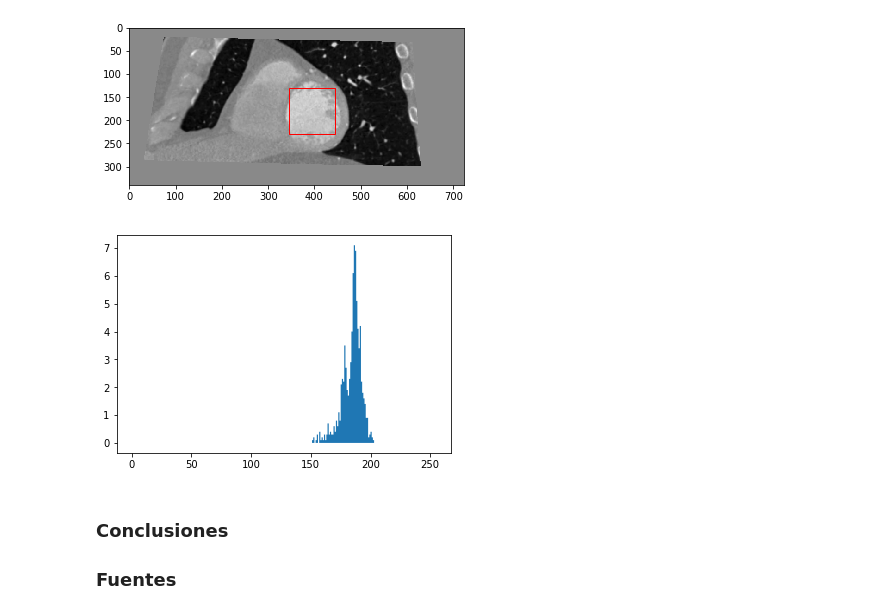
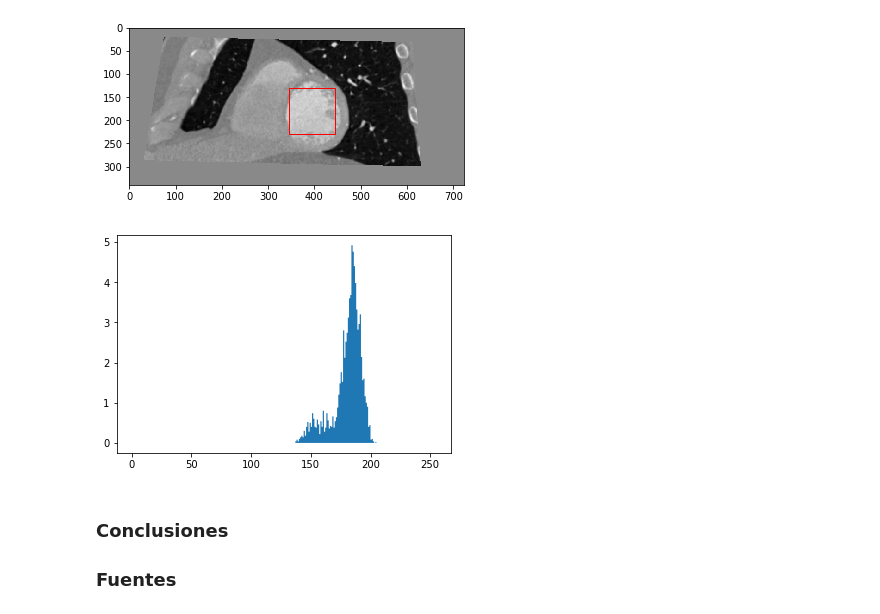
Before and after one commit to antoniovs1029/RecPat-Pracs, a Jupyter notebook: practica3/Practica 3.ipynb, the cells around one changed output. Saved outputs shown, nothing was run; the diff lists cells and outputs as text; code cells hidden in the pictures.

Commit message:
Pequeños cambios a la obtencion de patches e histogramas

```diff
--- a/practica3/Practica 3.ipynb
+++ b/practica3/Practica 3.ipynb
@@ -86,14 +86,11 @@ for imagen in imgs_prueba1["imgs"]:
 [figure]
 # %%
 #OBTENCIÓN DE PARCHES Y SUS HISTOGRAMAS
-
-#Esta función recibe una imagen y un diccionario con los bordes de los rectángulos que enmarcan el ventrículo.
-#Calcula 10 parches de la imagen y regresa el promedio de sus histogramas en el formato de numpy.
-def obtener_histograma_promedio(img, area_interes):
+def obtener_histogramas(img, area_interes, N = 10):
     histogramas = []
     histograma_promedio = []
 
-    for i in range (0, 10):
+    for i in range (0, N):
         #Se obtienen las filas y columnas correspondientes al rectángulo
         fila_min = randint(area_interes["y_min"], area_interes["y_max"]-9)
         col_min = randint(area_interes["x_min"], area_interes["x_max"]-9)
@@ -104,27 +101,31 @@ def obtener_histograma_promedio(img, area_interes):
         shape = img[fila_min:fila_max, col_min:col_max]
 
         #Se acumulan los histogramas de cada shape en una lista.
-        histogramas.append(np.histogram(shape.flatten(), range(0, 256)))
+        histograma, bin_edges = np.histogram(shape.flatten(), bins = range(0, 257)) # tiene que ser 257 para que la contemple a los valores de 255
+        histogramas.append(histograma)
 
-    #Se asigna un valor inicial al histograma promedio
+    return histogramas, bin_edges
+
+def obtener_histograma_promedio(img, area_interes, N = 10):
+    histogramas, bin_edges = obtener_histogramas(img, area_interes, N)
+
     histograma_promedio = histogramas[0]
-    histograma_promedio = list(histograma_promedio)  #Se hace lista para poder mutarlo
 
-    #Se obtiene el primedio de los histogramas a partir de la lista de histogramas de shapes.
     for histograma in histogramas[1:]:
-        histograma_promedio[0] = histograma_promedio[0] + histograma[0]
-    histograma_promedio[0] = histograma_promedio[0]/10
+        histograma_promedio += histograma
 
-    return histograma_promedio
+    histograma_promedio = histograma_promedio / len(histogramas)
+
+    return histograma_promedio, bin_edges
 # %%
 #Prueba de la función anterior.
 #Se obtienen y grafican los histograma de los shapes de una imagen de prueba.
-histograma_promedio = obtener_histograma_promedio(imgs_prueba1["imgs"][0], imgs_prueba1["area"])
+histograma_promedio, bin_edges = obtener_histograma_promedio(imgs_prueba1["imgs"][0], imgs_prueba1["area"], 50)
 
-plt.fill_between(histograma_promedio[1], np.concatenate(([0], histograma_promedio[0])), step="pre")
+plt.fill_between(bin_edges[:-1], histograma_promedio, step="pre")
 plt.show()
 # %% [output]
-[figure, old version]
+[figure, new version]
 # %% [markdown]
 ### Conclusiones
 
```
